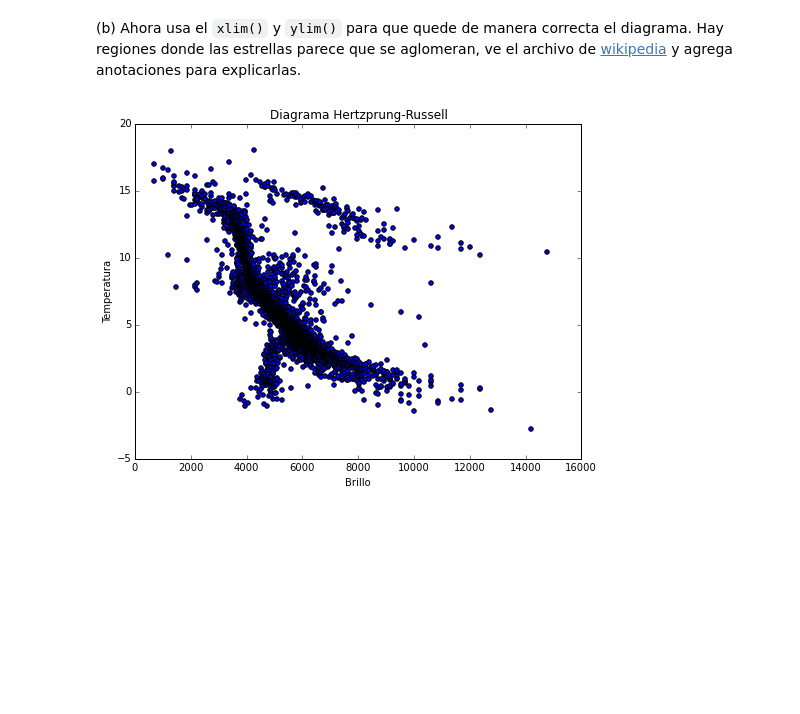
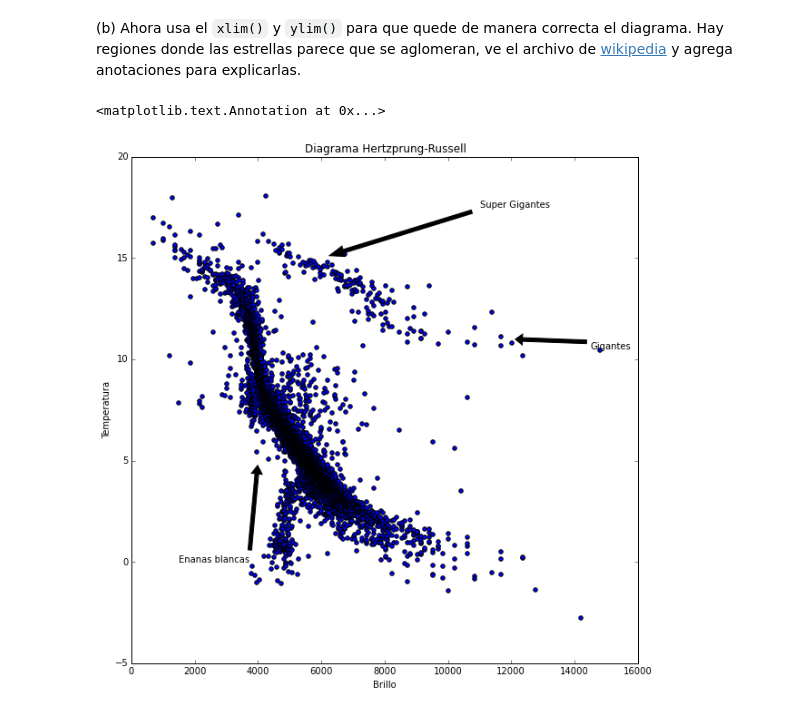
Before and after one commit to terandes/mate-computacional, a Jupyter notebook: alumnos/FedericoGarza/Tareas/Tarea4/NumPy_tarea.ipynb, the cells around one changed output. Cells and saved outputs as stored; diff of their text form; code cells hidden in the pictures; blank space fills up the shorter version.

```diff
--- a/alumnos/FedericoGarza/Tareas/Tarea4/NumPy_tarea.ipynb
+++ b/alumnos/FedericoGarza/Tareas/Tarea4/NumPy_tarea.ipynb
@@ -124,5 +123,0 @@ cubo_rubik=np.zeros(3*3*6, dtype=int) #Creando un arreglo de 3x3x6 elementos
-# %%
-j=1
-for i in range(0,3*3*6+1,9):
-        cubo_rubik[i:i+9]=j #Slicing
-        j+=1
@@ -146,0 +134,4 @@ for i in range(0,len(cubo_rubik)):
+# %%
+# Otra solución:
+cubo_rubik2=np.zeros((6,3,3), dtype=int) # Arreglo de 6 arreglos de 3 por 3 cada uno (las caras)
+cubo_rubik2
@@ -146,0 +156,5 @@ for i in range(0,len(cubo_rubik)):
+# %%
+i=1
+for j in range(0,6):
+    cubo_rubik2[j][:,:]=i #Slicing
+    i+=1
@@ -146,0 +165,3 @@ for i in range(0,len(cubo_rubik)):
+# %%
+for i in range(0,6):
+    print cubo_rubik2[i] #Imprime cada cara
@@ -303,13 +360,23 @@ axes.set_title('Diagrama Hertzprung-Russell');
 # %% [markdown]
 (b) Ahora usa el `xlim()` y  `ylim()` para que quede de manera correcta el diagrama. Hay regiones donde las estrellas parece que se aglomeran, ve el archivo de [wikipedia]( http://en.wikipedia.org/wiki/Hertzsprung%E2%80%93Russell_diagram) y agrega anotaciones para explicarlas.
 # %%
-plt.figure(figsize=(8, 6), dpi=80)
+plt.figure(figsize=(10, 10), dpi=80)
 plt.scatter(brillo, temperatura)
 plt.xlim(0,16000)
 plt.ylim(-5,20)
 axes=plt.gca()
 axes.set_xlabel('Brillo')
 axes.set_ylabel('Temperatura')
-axes.set_title('Diagrama Hertzprung-Russell');
+axes.set_title('Diagrama Hertzprung-Russell')
+axes.annotate('Super Gigantes', xy=(6000, 15), xytext=(11000,17.5),
+            arrowprops=dict(facecolor='black', shrink=0.05),
+            )
+axes.annotate('Gigantes', xy=(12000, 11), xytext=(14500,10.5),
+            arrowprops=dict(facecolor='black', shrink=0.05),
+            )
+axes.annotate('Enanas blancas', xy=(4000, 5), xytext=(1500,0),
+            arrowprops=dict(facecolor='black', shrink=0.05),
+            )
 # %% [output]
+<matplotlib.text.Annotation at 0x...>
-[figure, old version]
+[figure, new version]
```
Also changed, not shown: parts of 12 cells of this notebook.
